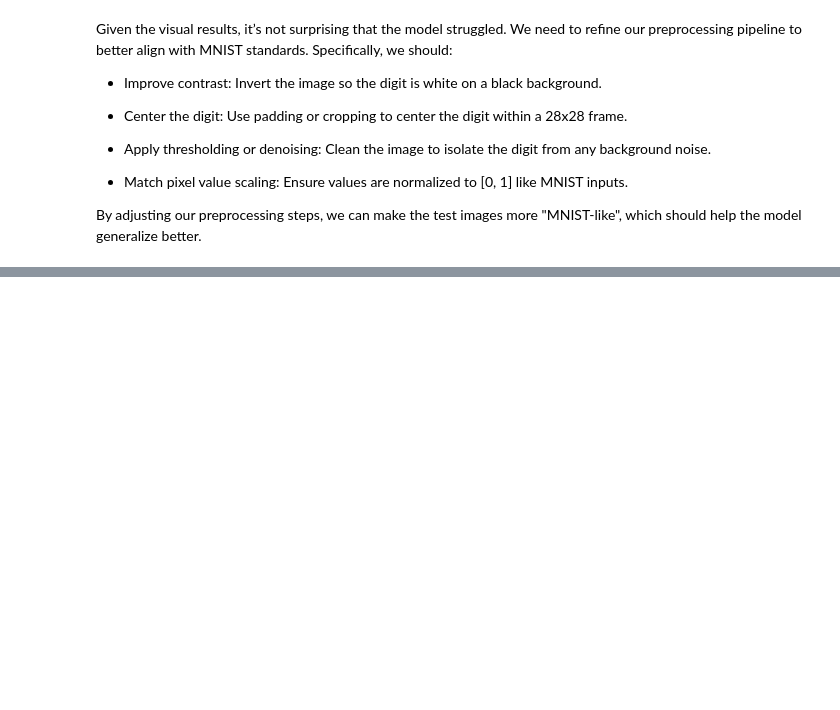
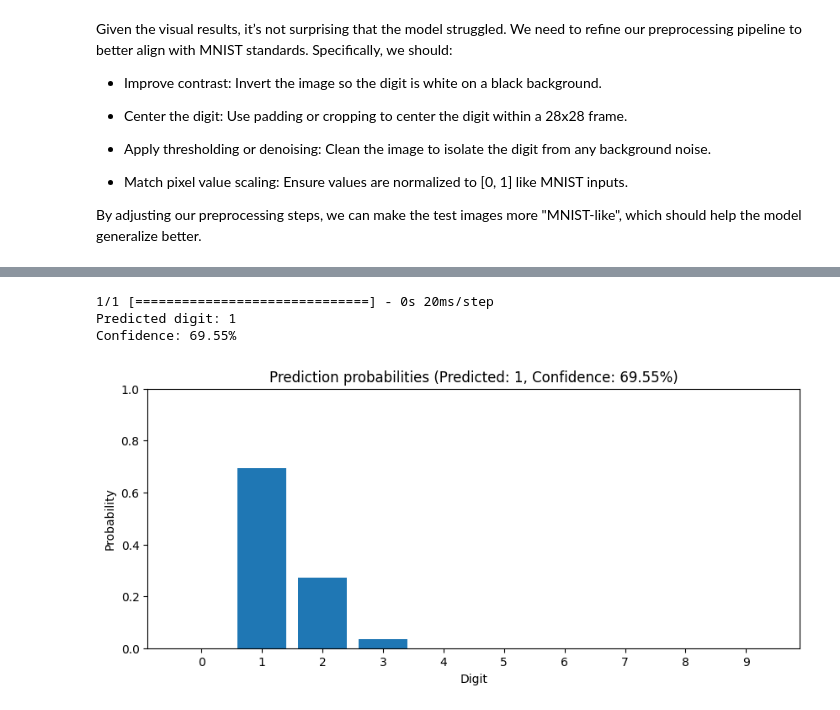
Before and after one commit to joseph-ishola/MNIST, a Jupyter notebook: script.ipynb, the cells around one changed output, grey strips where cells are left out. Cells and saved outputs as stored; diff of their text form; code cells hidden in the pictures; blank space fills up the shorter version.

```diff
--- a/script.ipynb
+++ b/script.ipynb
@@ -770,17 +770,20 @@ image2 = preprocess_digit('handwritten_digit_two.jpg')
 # %% [markdown]
 ### Feed into the model
 # %%
-def predict(image, model):
-    # Expand dimensions to match model input: (1, 28, 28, 1)
-    image = np.expand_dims(image, axis=(0, -1))
+def predict_digit(model, preprocessed_digit):
+    """
+    Make a prediction using the model
+    """
+    # Reshape to match model input shape: (1, 28, 28, 1)
+    sample = preprocessed_digit.reshape(1, 28, 28, 1)
 
-    # Get Prediction
-    prediction = model.predict(image)[0]
-    predicted_label = np.argmax(prediction)
-    confidence = prediction[predicted_label] * 100
+    # Get prediction
+    prediction = model.predict(sample)[0]
+    predicted_digit = np.argmax(prediction)
+    confidence = prediction[predicted_digit] * 100
 
     # Display the prediction
-    print("Predicted digit:", predicted_label)
+    print(f"Predicted digit: {predicted_digit}")
     print(f"Confidence: {confidence:.2f}%")
 
     # Plot the prediction probabilities
@@ -789,11 +792,11 @@ def predict(image, model):
     plt.xticks(range(10))
     plt.xlabel('Digit')
     plt.ylabel('Probability')
-    plt.title(f'Prediction probabilities (Predicted: {predicted_label}, Confidence: {confidence:.2f}%)')
+    plt.title(f'Prediction probabilities (Predicted: {predicted_digit}, Confidence: {confidence:.2f}%)')
     plt.ylim(0, 1)
     plt.show()
 
-    return prediction, predicted_label, confidence
+    return predicted_digit, confidence, prediction
 # %%
 prediction, predicted_label, confidence = predict(image2, dnn_model)
 # %% [output]
@@ -890,0 +955,8 @@ Overall, our DNN implementation provides a strong baseline model for MNIST class
+# %%
+# Make a prediction and plot probabilities
+predicted_digit, confidence, prediction = predict_digit(dnn_model, digit7)
+# %% [output]
+1/1 [==============================] - 0s 20ms/step
+Predicted digit: 1
+Confidence: 69.55%
+[figure, added]
```
Also changed, not shown: parts of 7 cells of this notebook.
